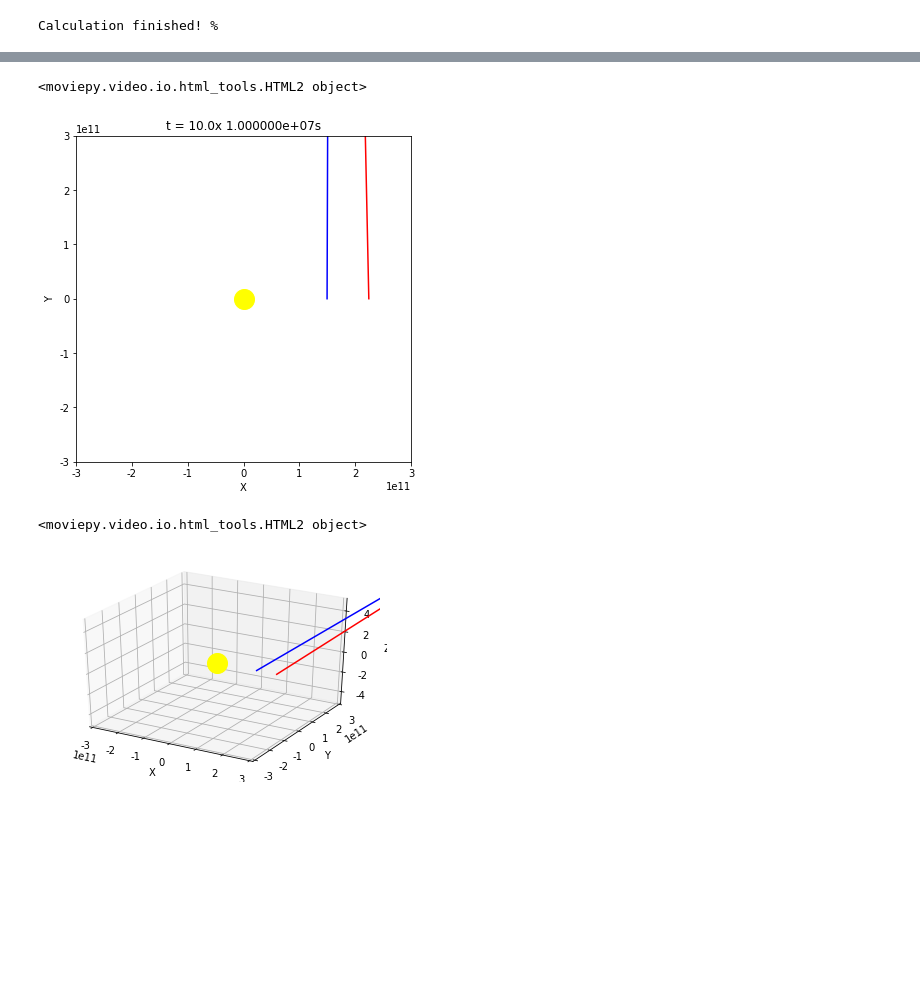
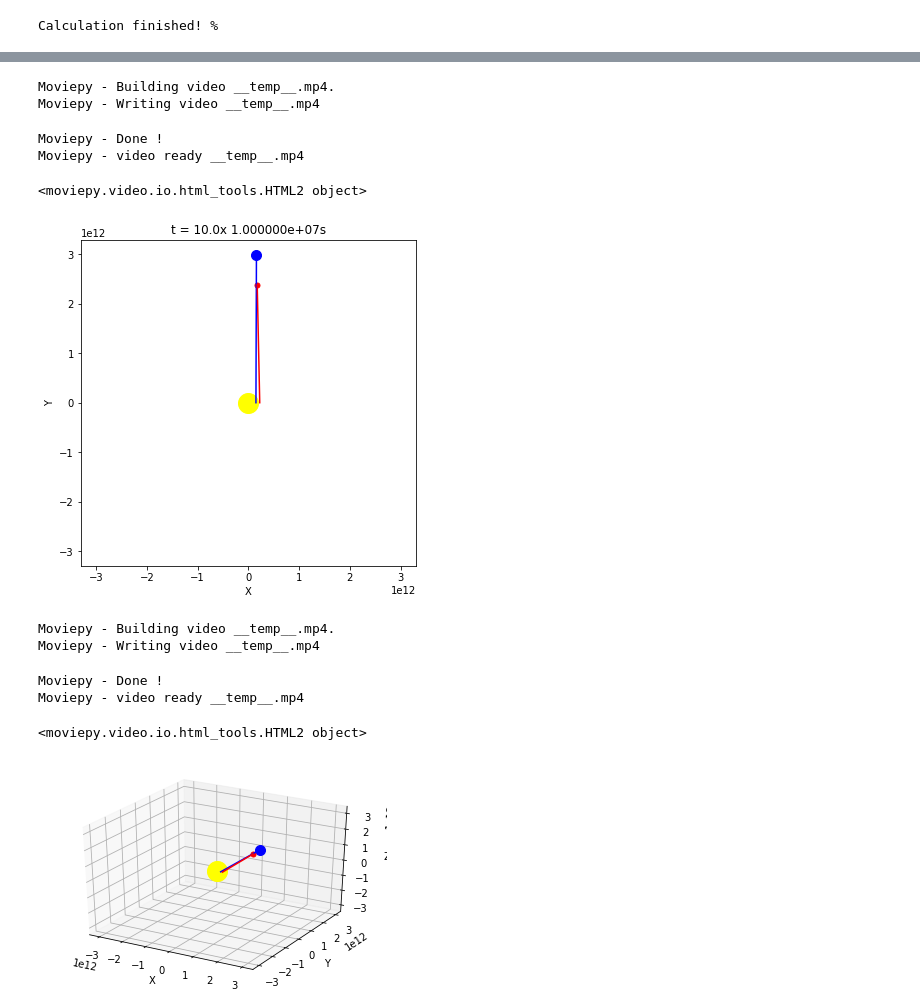
Before and after one commit to kelvin1020/orbit, a Jupyter notebook: 07_test_3body.ipynb, the cells around one changed output, grey strips where cells are left out. Cells and saved outputs as stored; diff of their text form; code cells hidden in the pictures; blank space fills up the shorter version.

```diff
--- a/07_test_3body.ipynb
+++ b/07_test_3body.ipynb
@@ -183,6 +199,10 @@ for i in range(0, number):
 print("Calculation finished!")  ##运行提示，计算完成
 # %% [output]
 Calculation finished! %
+# %%
+uplimit = max( max(np.hstack([x1_plot, x2_plot, x3_plot])), max(np.hstack([y1_plot, y2_plot, y3_plot])), max(np.hstack([z1_plot, z2_plot, z3_plot])) )
+lowerlimit = min( min(np.hstack([x1_plot, x2_plot, x3_plot])), min(np.hstack([y1_plot, y2_plot, y3_plot])), min(np.hstack([z1_plot, z2_plot, z3_plot])) )
+lim_const = max( abs(uplimit), abs(lowerlimit) ) * 1.1
 # %%
 #二维xy绘图
 plt.figure(figsize = (6,6))#figsize代表横纵比
@@ -232,17 +252,17 @@ def make_frame_mpl(t):
 
 
     ax.clear()
-    ax.set_xlim(-3e11,3e11)#设置横坐标
-    ax.set_ylim(-3e11,3e11)#设置纵坐标
+    ax.set_xlim(-lim_const, lim_const)#设置横坐标
+    ax.set_ylim(-lim_const, lim_const)#设置纵坐标
     ax.set_ylabel('Y')
     ax.set_xlabel('X')
 
-    ax.plot(x1_plot[index:(index + 1)], y1_plot[index:(index + 1)], 'o', ms=10, c ='blue') #ms表示绘制点线尺寸，c表示绘制颜色，'o'表示绘点
-    ax.plot(x2_plot[index:(index + 1)], y2_plot[index:(index + 1)], 'o', ms=5, c ='red')
-    ax.plot(x3_plot[index:(index + 1)], y3_plot[index:(index + 1)], 'o', ms=20, c ='yellow')
-    ax.plot(x1_plot[0:index], y1_plot[0:index], ms=0.2, c ='blue')
-    ax.plot(x2_plot[0:index], y2_plot[0:index], ms=0.2, c ='red')
-    ax.plot(x3_plot[0:index], y3_plot[0:index], ms=0.2, c ='yellow')
+    ax.plot(x2_plot[index:(index + 1)], y2_plot[index:(index + 1)], 'o', ms=10, c ='blue') #ms表示绘制点线尺寸，c表示绘制颜色，'o'表示绘点
+    ax.plot(x3_plot[index:(index + 1)], y3_plot[index:(index + 1)], 'o', ms=5, c ='red')
+    ax.plot(x1_plot[index:(index + 1)], y1_plot[index:(index + 1)], 'o', ms=20, c ='yellow')
+    ax.plot(x2_plot[0:index], y2_plot[0:index], ms=0.2, c ='blue')
+    ax.plot(x3_plot[0:index], y3_plot[0:index], ms=0.2, c ='red')
+    ax.plot(x1_plot[0:index], y1_plot[0:index], ms=0.2, c ='yellow')
 
     ax.set_title("t = " + str(round(t,1)) + "x %e" % (tb/duration) + "s")#设置标题,round为近似函数
     return mplfig_to_npimage(fig_mpl) # RGB image of the figure
@@ -251,42 +271,50 @@ animation =mpy.VideoClip(make_frame_mpl, duration=duration) #duration表示所
 # animation.speedx(speed).write_videofile("3body2D.mp4", fps=30) #输出mp4, speedx表示播放速度(1.0为正常速度), fps每秒帧数
 animation.speedx(speed).ipython_display(fps=20, loop=1, autoplay=1) #用于在Jupyter上输出，也可本地输出mp4,speedx表示播放速度(1.0为正常速度), fps每秒帧数,loop表示是否循环播放(1或者0)，autoplay表示是否自动播放(1或者0)
 # %% [output]
-<moviepy.video.io.html_tools.HTML2 object>
+Moviepy - Building video __temp__.mp4.
+Moviepy - Writing video __temp__.mp4
+Moviepy - Done !
+Moviepy - video ready __temp__.mp4
+<moviepy.video.io.html_tools.HTML2 object>
-[figure, old version]
+[figure, new version]
 # %%
 # #绘动图3d2#$$$$$$$$$$$$$$$$$$$$$$$$$$$$$$$$$$$$$$$$$$$$$$$$$$$$$$$$$$$$$$$$$$$$$$$$$$$$$$$$$$$$$$$$$$$$$$$$$$$$$$$$$$$$$$$$$$$$$$$$$$$$$$$$$$$$$$$$$$$$$$$$$$$
 duration = 10 #总共的时间       figsize代表横纵比
 speed = 1.0#播放速率
 
 fig_mpl = plt.figure()
 ax = fig_mpl.add_subplot(111, projection='3d')
 
 
 # 使用MOVIEPY让图动起来(根据时间t来更新图). 保存为GIF.
 def make_frame_mpl(t):
     tNorm = t/duration      #0 --> 1
     index = int(number*(t/duration))  #0 --> number
 
     ax.clear()
     ax.set_zlabel('Z') #坐标轴
     ax.set_ylabel('Y')
     ax.set_xlabel('X')
-    ax.set_xlim(-3e11,3e11)#设置刻度
-    ax.set_ylim(-3e11,3e11)
-    ax.set_zlim(-5,5)
+    ax.set_xlim(-lim_const, lim_const)#设置刻度
+    ax.set_ylim(-lim_const, lim_const)
+    ax.set_zlim(-lim_const, lim_const)
 
 
-    ax.plot(x1_plot[index:(index + 1)], y1_plot[index:(index + 1)],z1_plot[index:(index + 1)],'o',ms=10, c ='blue')
-    ax.plot(x2_plot[index:(index + 1)], y2_plot[index:(index + 1)],z2_plot[index:(index + 1)],'o',ms=5, c ='red')
-    ax.plot(x3_plot[index:(index + 1)], y3_plot[index:(index + 1)],z3_plot[index:(index + 1)],'o',ms=20, c ='yellow')
-    ax.plot(x1_plot[0:index], y1_plot[0:index],z1_plot[0:index], ms=0.2, c ='blue')
-    ax.plot(x2_plot[0:index], y2_plot[0:index],z2_plot[0:index], ms=0.2, c ='red')
-    ax.plot(x3_plot[0:index], y3_plot[0:index],z3_plot[0:index], ms=0.2, c ='yellow')
+    ax.plot(x2_plot[index:(index + 1)], y2_plot[index:(index + 1)],z2_plot[index:(index + 1)],'o',ms=10, c ='blue')
+    ax.plot(x3_plot[index:(index + 1)], y3_plot[index:(index + 1)],z3_plot[index:(index + 1)],'o',ms=5, c ='red')
+    ax.plot(x1_plot[index:(index + 1)], y1_plot[index:(index + 1)],z1_plot[index:(index + 1)],'o',ms=20, c ='yellow')
+    ax.plot(x2_plot[0:index], y2_plot[0:index],z2_plot[0:index], ms=0.2, c ='blue')
+    ax.plot(x3_plot[0:index], y3_plot[0:index],z3_plot[0:index], ms=0.2, c ='red')
+    ax.plot(x1_plot[0:index], y1_plot[0:index],z1_plot[0:index], ms=0.2, c ='yellow')
     return mplfig_to_npimage(fig_mpl) # RGB image of the figure
 
 animation =mpy.VideoClip(make_frame_mpl, duration=duration)
 # animation.speedx(speed).write_videofile("3body3D.mp4", fps=30) #输出mp4, speedx表示播放速度(1.0为正常速度), fps每秒帧数
 animation.speedx(speed).ipython_display(fps=25, loop=1, autoplay=0)
 # %% [output]
-<moviepy.video.io.html_tools.HTML2 object>
+Moviepy - Building video __temp__.mp4.
+Moviepy - Writing video __temp__.mp4
+Moviepy - Done !
+Moviepy - video ready __temp__.mp4
+<moviepy.video.io.html_tools.HTML2 object>
-[figure, old version]
+[figure, new version]
```
Also changed, not shown: parts of 3 cells of this notebook, 1 other file.
